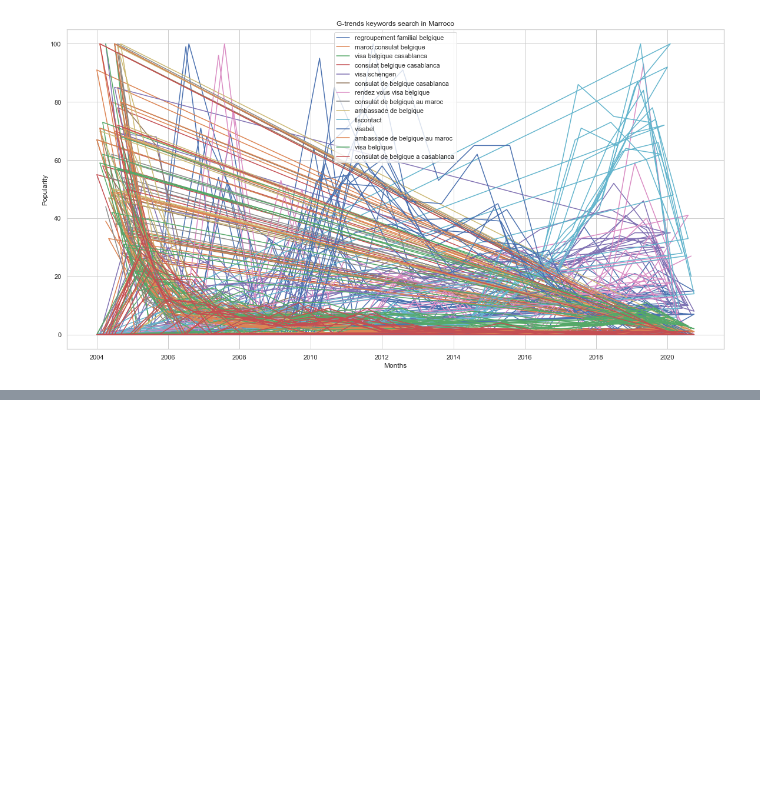
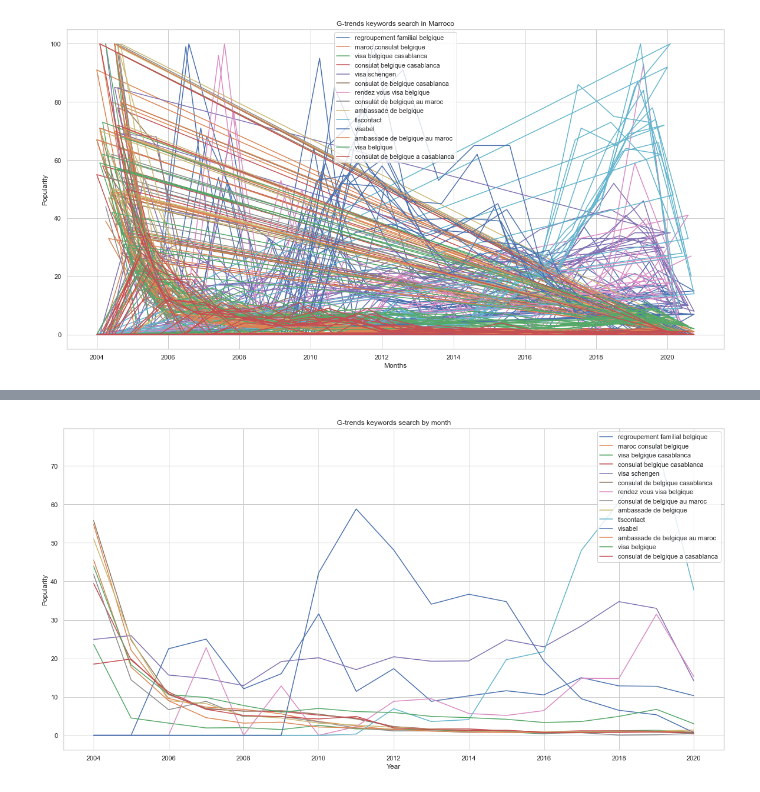
Before and after one commit to thibautdehem/whygration, a Jupyter notebook: whygration/notebooks/google_trends.ipynb, the cells around one changed output, grey strips where cells are left out. Saved outputs shown, nothing was run; the diff lists cells and outputs as text; code cells hidden in the pictures; blank space fills up the shorter version.

```diff
--- a/whygration/notebooks/google_trends.ipynb
+++ b/whygration/notebooks/google_trends.ipynb
@@ -62,0 +119,4 @@ DataError: No numeric types to aggregate
+# %%
+df_year = df.groupby('year')
+df_year = df_year.apply(np.mean).drop(df[['day','hour','month','year']], axis=1)
+df_year
@@ -62,0 +143,10 @@ DataError: No numeric types to aggregate
+# %%
+plt.figure(figsize=(20,10))
+plt.plot(df_year)
+plt.title('G-trends keywords search by month')
+plt.xlabel('Year')
+plt.ylabel('Popularity')
+plt.legend(df_year.columns)
+plt.show()
+# %% [output]
+[figure, added]
```
Also changed, not shown: parts of 7 cells of this notebook.
